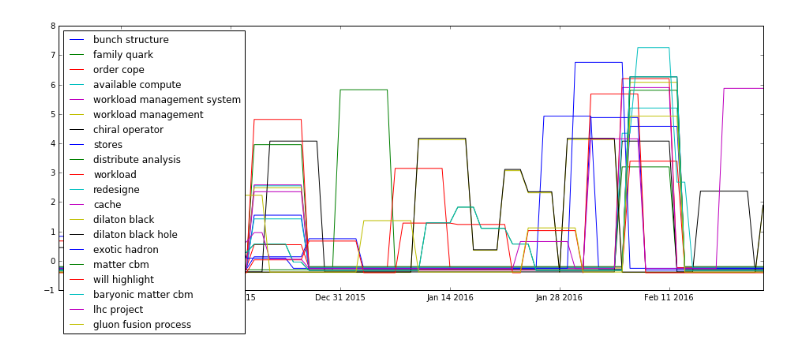
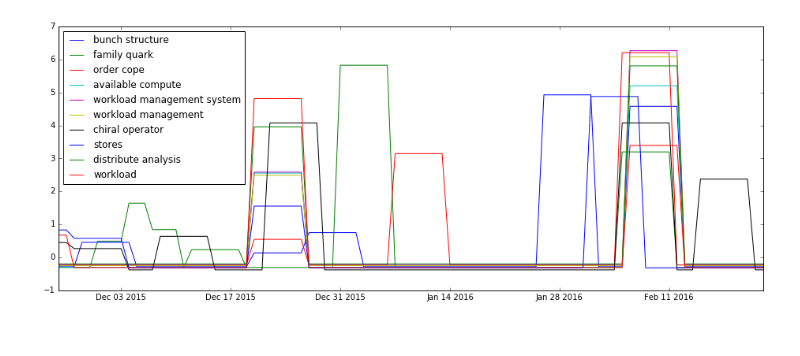
Before and after one commit to inspirehep/invenio-trends, a Jupyter notebook: research/Fitter.ipynb, the cells around one changed output. Cells and saved outputs as stored; diff of their text form; code cells hidden in the pictures.

```diff
--- a/research/Fitter.ipynb
+++ b/research/Fitter.ipynb
@@ -68,9 +68,9 @@ scores = td.hist_scores(hists, foreground_start, smoothing_window)
 trending = td.classify_scores(scores, num_cluster)
 trends = td.prune_scores(trending, num_trends)
 # %%
-for term, stats, (date, score) in trends[:20]:
+for term, stats, (date, score) in trends[:10]:
     plt.plot(date, score, label=term)
 plt.legend(loc='upper left')
 plt.show()
 # %% [output]
-[figure, old version]
+[figure, new version]
```
Also changed, not shown: parts of 1 cell of this notebook, 3 other files.
